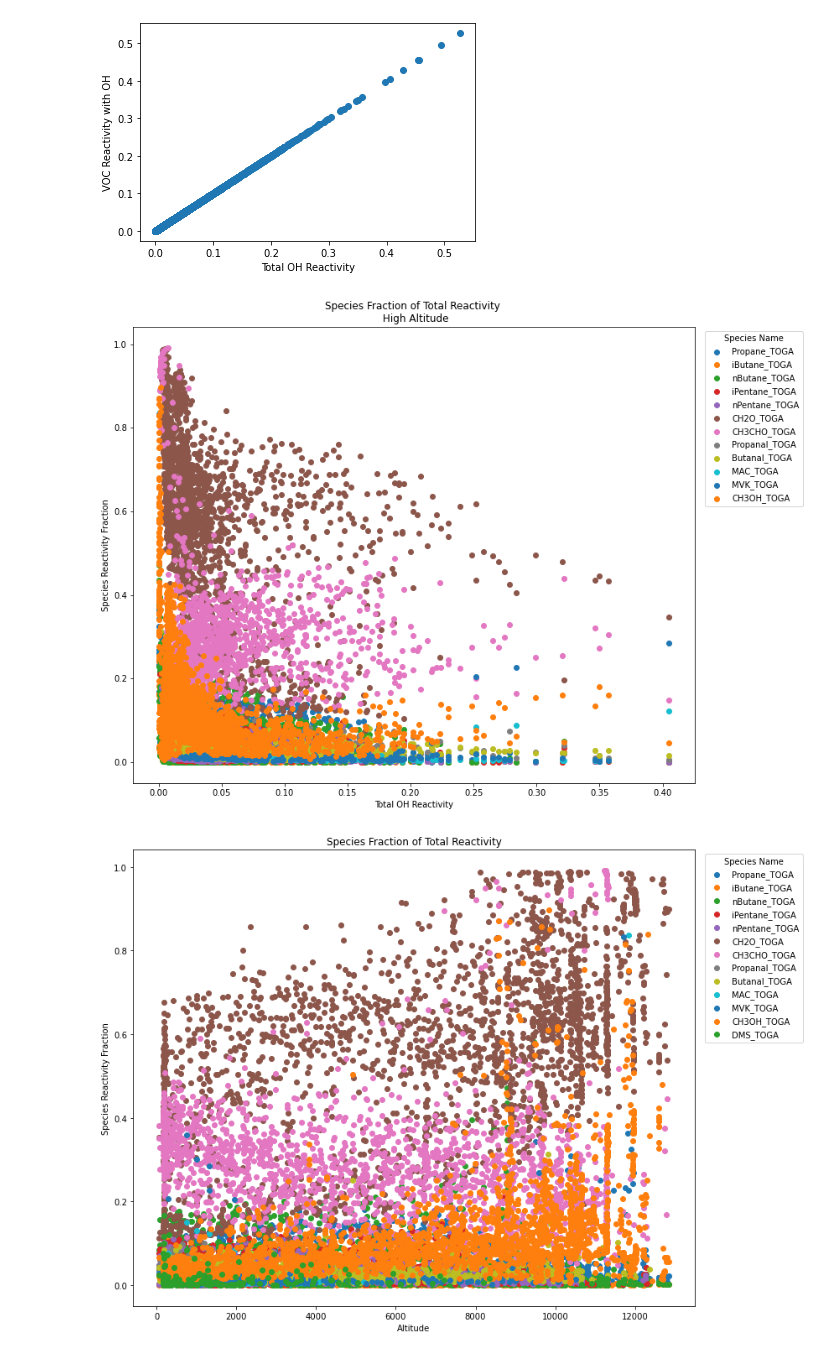
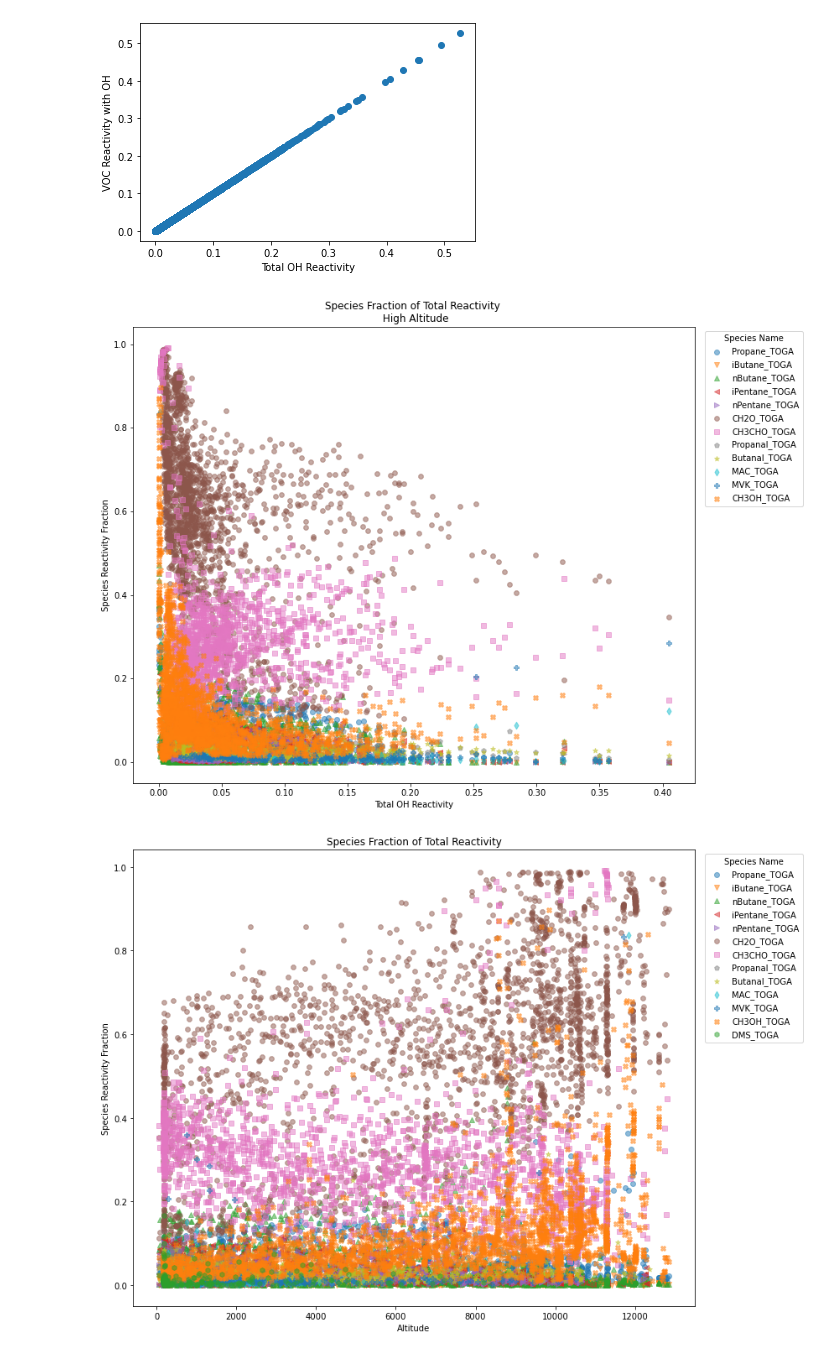
Before and after one commit to kaabre/621, a Jupyter notebook: presentation_plots.ipynb, the cells around one changed output. Saved outputs shown, nothing was run; the diff lists cells and outputs as text; code cells hidden in the pictures.

Commit message:
add marker styles

```diff
--- a/presentation_plots.ipynb
+++ b/presentation_plots.ipynb
@@ -209,3 +209,5 @@ OLS Regression Results
 | Kurtosis: | 362.210 | Cond. No. | 15.6 |
 Notes:
 [1] Standard Errors assume that the covariance matrix of the errors is correctly specified.
+# %%
+filled_markers = ['o', 'v', '^', '<', '>', '8', 's', 'p', '*','d', 'P', 'X', 'h', 'H', 'D']
@@ -228,35 +234,39 @@ plt.show()
 df = df_highalt
 figure = plt.figure(figsize=(12,10))
 #plt.scatter(df['total_react'],df['total_react'])
+m = 0
 for species in species_names:
     tempy = (df[species]/df['total_react'])
     if tempy.iloc[np.where(df['total_react'] > 0.01)].max() > 0.1:
-        plt.scatter(df['total_react'],tempy,label=species)
+        plt.scatter(df['total_react'],tempy,label=species,alpha=0.5,marker=filled_markers[m])
+        m+=1
     #plt.scatter(df['altitude'],df['voc_react'])
 
 plt.ylabel("Species Reactivity Fraction")
 plt.xlabel("Total OH Reactivity")
 plt.title("Species Fraction of Total Reactivity \n High Altitude")
 plt.legend(title='Species Name', bbox_to_anchor=(1.2, 1),loc='upper right')
-plt.savefig("species_reactivity_frac_highalt.png")
+plt.savefig("species_reactivity_frac_highalt_m.png")
 plt.show()
 # %% [output]
-[figure, old version]
+[figure, new version]
 # %%
 df = df_all
 figure = plt.figure(figsize=(12,10))
 #plt.scatter(df['total_react'],df['total_react'])
+m = 0
 for species in species_names:
     tempy = (df[species]/df['total_react'])
     if tempy.iloc[np.where(df['total_react'] > 0.01)].max() > 0.1:
-        plt.scatter(df['altitude'],tempy,label=species)
+        plt.scatter(df['altitude'],tempy,label=species,alpha=0.5,marker=filled_markers[m])
+        m+=1
     #plt.scatter(df['altitude'],df['voc_react'])
 
 plt.ylabel("Species Reactivity Fraction")
 plt.xlabel("Altitude")
 plt.title("Species Fraction of Total Reactivity")
 plt.legend(title='Species Name', bbox_to_anchor=(1.2, 1),loc='upper right')
-plt.savefig("species_reactivity_frac_vsaltitude.png")
+plt.savefig("species_reactivity_frac_vsaltitude_m.png")
 plt.show()
 # %% [output]
-[figure, old version]
+[figure, new version]
```
Also changed, not shown: parts of 1 cell of this notebook, 4 other files.
